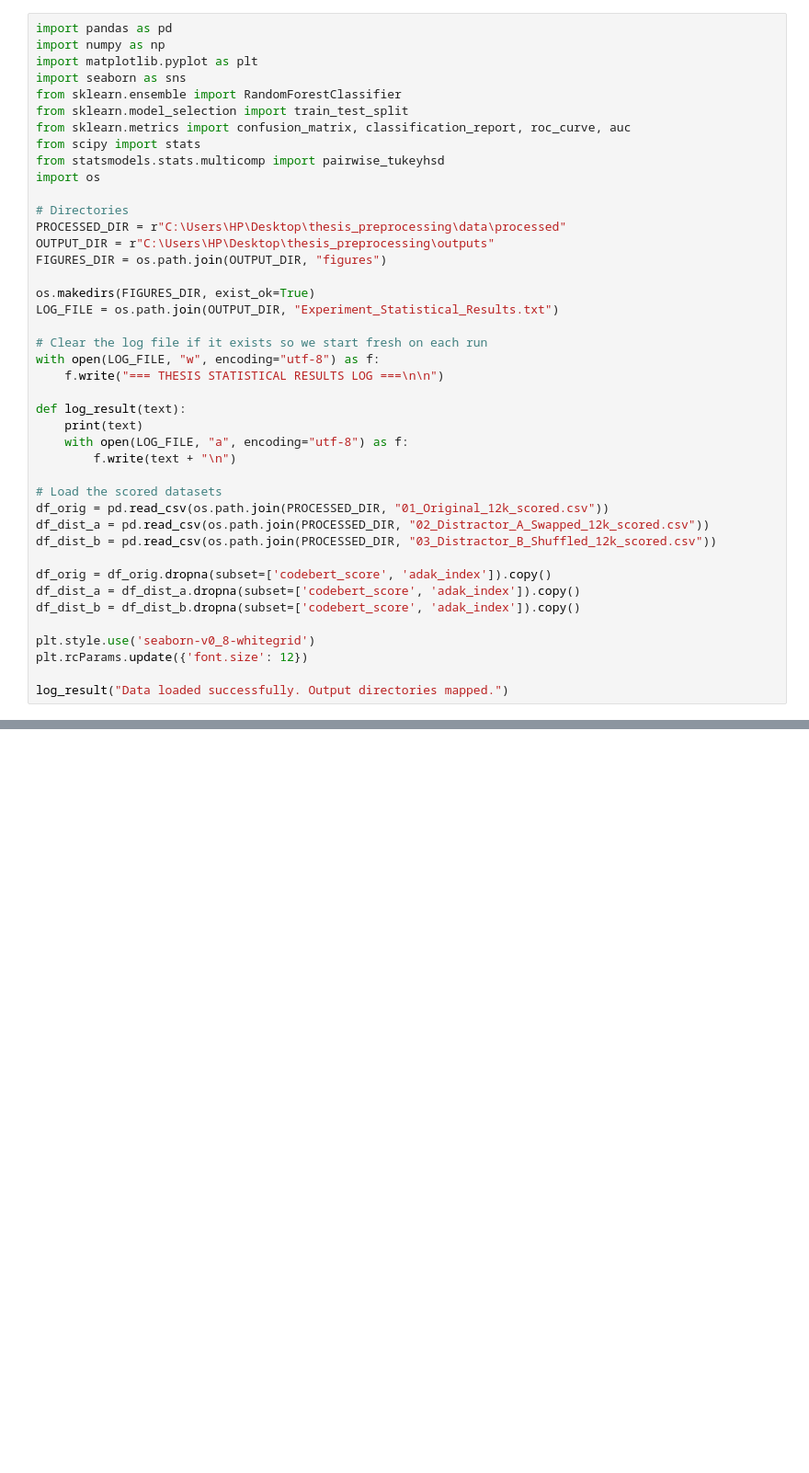
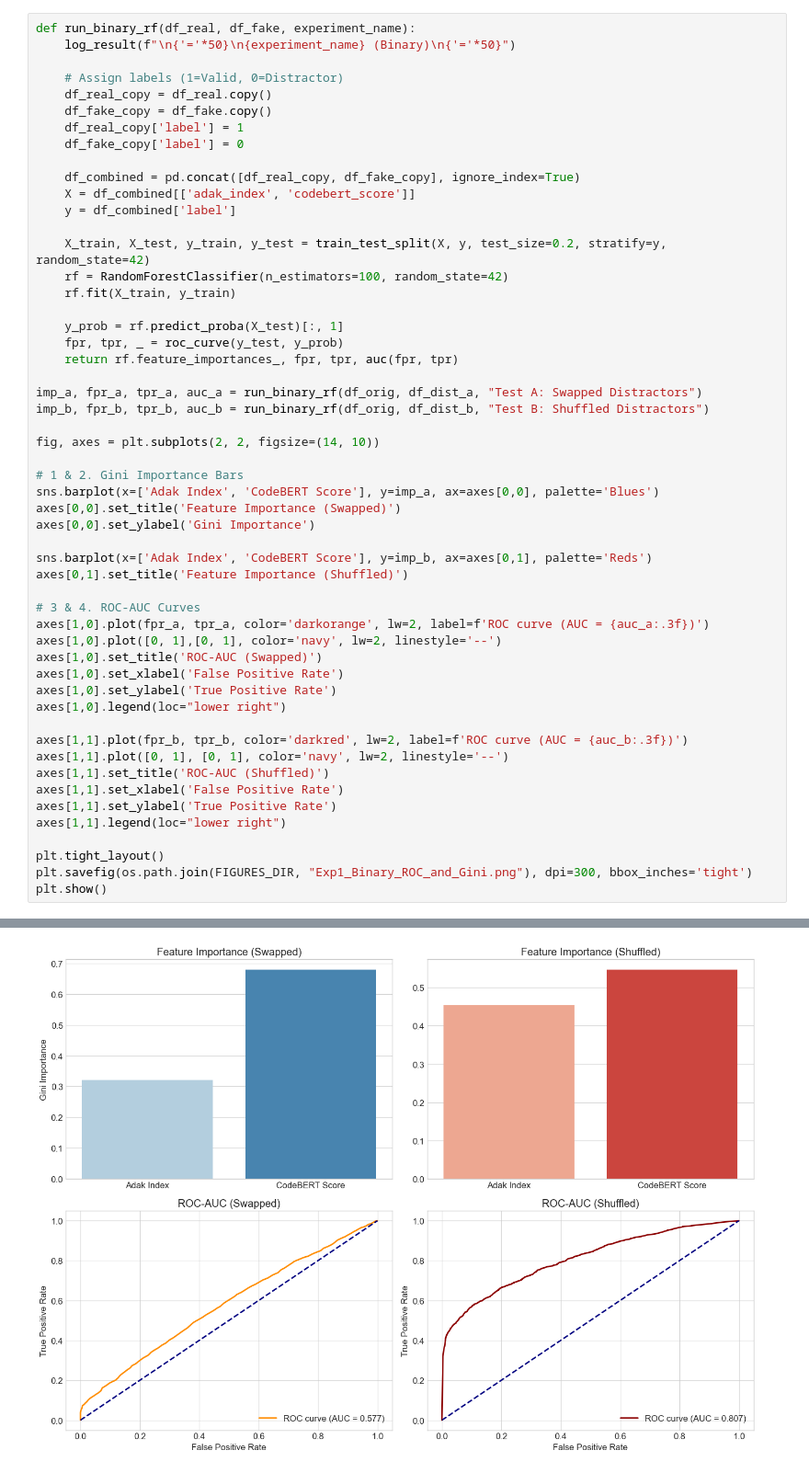
Before and after one commit to natnaelworku02/thesis_preprocessing, a Jupyter notebook: notebooks/05_Statistical_Experiments.ipynb, the cells around one changed output, grey strips where cells are left out. Shown at 92% size. Saved outputs shown, nothing was run; the diff lists cells and outputs as text; blank space fills up the shorter version.

```diff
--- a/notebooks/05_Statistical_Experiments.ipynb
+++ b/notebooks/05_Statistical_Experiments.ipynb
@@ -44,43 +74,54 @@ Successfully installed scikit-posthocs-0.12.0
 # %%
-import pandas as pd
-import numpy as np
-import matplotlib.pyplot as plt
-import seaborn as sns
-from sklearn.ensemble import RandomForestClassifier
-from sklearn.model_selection import train_test_split
-from sklearn.metrics import confusion_matrix, classification_report, roc_curve, auc
-from scipy import stats
-from statsmodels.stats.multicomp import pairwise_tukeyhsd
-import os
+def run_binary_rf(df_real, df_fake, experiment_name):
+    log_result(f"\n{'='*50}\n{experiment_name} (Binary)\n{'='*50}")
 
-# Directories
-PROCESSED_DIR = r"C:\Users\HP\Desktop\thesis_preprocessing\data\processed"
-OUTPUT_DIR = r"C:\Users\HP\Desktop\thesis_preprocessing\outputs"
-FIGURES_DIR = os.path.join(OUTPUT_DIR, "figures")
+    # Assign labels (1=Valid, 0=Distractor)
+    df_real_copy = df_real.copy()
+    df_fake_copy = df_fake.copy()
+    df_real_copy['label'] = 1
+    df_fake_copy['label'] = 0
 
-os.makedirs(FIGURES_DIR, exist_ok=True)
-LOG_FILE = os.path.join(OUTPUT_DIR, "Experiment_Statistical_Results.txt")
+    df_combined = pd.concat([df_real_copy, df_fake_copy], ignore_index=True)
+    X = df_combined[['adak_index', 'codebert_score']]
+    y = df_combined['label']
 
-# Clear the log file if it exists so we start fresh on each run
-with open(LOG_FILE, "w", encoding="utf-8") as f:
-    f.write("=== THESIS STATISTICAL RESULTS LOG ===\n\n")
+    X_train, X_test, y_train, y_test = train_test_split(X, y, test_size=0.2, stratify=y, random_state=42)
+    rf = RandomForestClassifier(n_estimators=100, random_state=42)
+    rf.fit(X_train, y_train)
 
-def log_result(text):
-    print(text)
-    with open(LOG_FILE, "a", encoding="utf-8") as f:
-        f.write(text + "\n")
+    y_prob = rf.predict_proba(X_test)[:, 1]
+    fpr, tpr, _ = roc_curve(y_test, y_prob)
+    return rf.feature_importances_, fpr, tpr, auc(fpr, tpr)
 
-# Load the scored datasets
-df_orig = pd.read_csv(os.path.join(PROCESSED_DIR, "01_Original_12k_scored.csv"))
-df_dist_a = pd.read_csv(os.path.join(PROCESSED_DIR, "02_Distractor_A_Swapped_12k_scored.csv"))
-df_dist_b = pd.read_csv(os.path.join(PROCESSED_DIR, "03_Distractor_B_Shuffled_12k_scored.csv"))
+imp_a, fpr_a, tpr_a, auc_a = run_binary_rf(df_orig, df_dist_a, "Test A: Swapped Distractors")
+imp_b, fpr_b, tpr_b, auc_b = run_binary_rf(df_orig, df_dist_b, "Test B: Shuffled Distractors")
 
-df_orig = df_orig.dropna(subset=['codebert_score', 'adak_index']).copy()
-df_dist_a = df_dist_a.dropna(subset=['codebert_score', 'adak_index']).copy()
-df_dist_b = df_dist_b.dropna(subset=['codebert_score', 'adak_index']).copy()
+fig, axes = plt.subplots(2, 2, figsize=(14, 10))
 
-plt.style.use('seaborn-v0_8-whitegrid')
-plt.rcParams.update({'font.size': 12})
+# 1 & 2. Gini Importance Bars
+sns.barplot(x=['Adak Index', 'CodeBERT Score'], y=imp_a, ax=axes[0,0], palette='Blues')
+axes[0,0].set_title('Feature Importance (Swapped)')
+axes[0,0].set_ylabel('Gini Importance')
 
-log_result("Data loaded successfully. Output directories mapped.")
+sns.barplot(x=['Adak Index', 'CodeBERT Score'], y=imp_b, ax=axes[0,1], palette='Reds')
+axes[0,1].set_title('Feature Importance (Shuffled)')
+
+# 3 & 4. ROC-AUC Curves
+axes[1,0].plot(fpr_a, tpr_a, color='darkorange', lw=2, label=f'ROC curve (AUC = {auc_a:.3f})')
+axes[1,0].plot([0, 1],[0, 1], color='navy', lw=2, linestyle='--')
+axes[1,0].set_title('ROC-AUC (Swapped)')
+axes[1,0].set_xlabel('False Positive Rate')
+axes[1,0].set_ylabel('True Positive Rate')
+axes[1,0].legend(loc="lower right")
+
+axes[1,1].plot(fpr_b, tpr_b, color='darkred', lw=2, label=f'ROC curve (AUC = {auc_b:.3f})')
+axes[1,1].plot([0, 1], [0, 1], color='navy', lw=2, linestyle='--')
+axes[1,1].set_title('ROC-AUC (Shuffled)')
+axes[1,1].set_xlabel('False Positive Rate')
+axes[1,1].set_ylabel('True Positive Rate')
+axes[1,1].legend(loc="lower right")
+
+plt.tight_layout()
+plt.savefig(os.path.join(FIGURES_DIR, "Exp1_Binary_ROC_and_Gini.png"), dpi=300, bbox_inches='tight')
+plt.show()
 # %% [output]
@@ -88 +142,2 @@ Data loaded successfully. Output directories mapped.
+[figure, added]
 # %%
```
Also changed, not shown: parts of 5 cells of this notebook, 52 other files.
